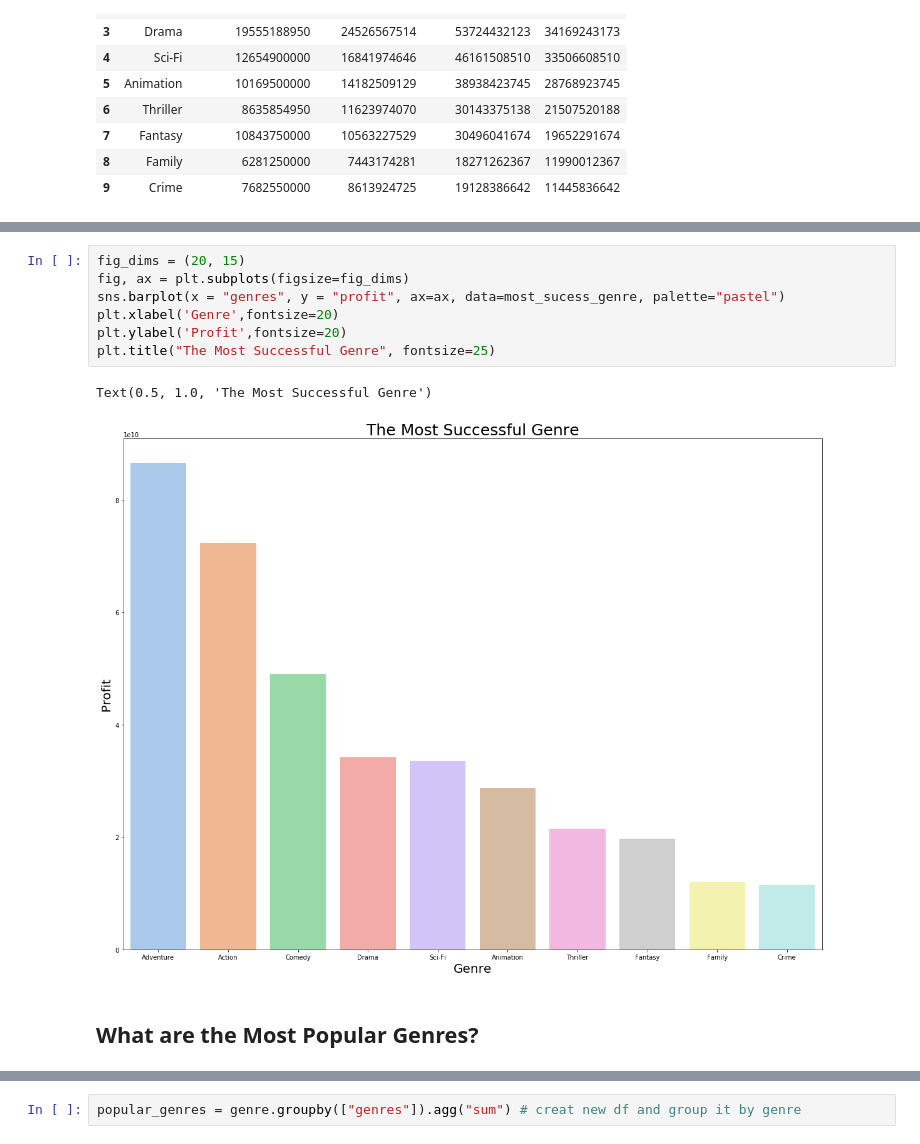
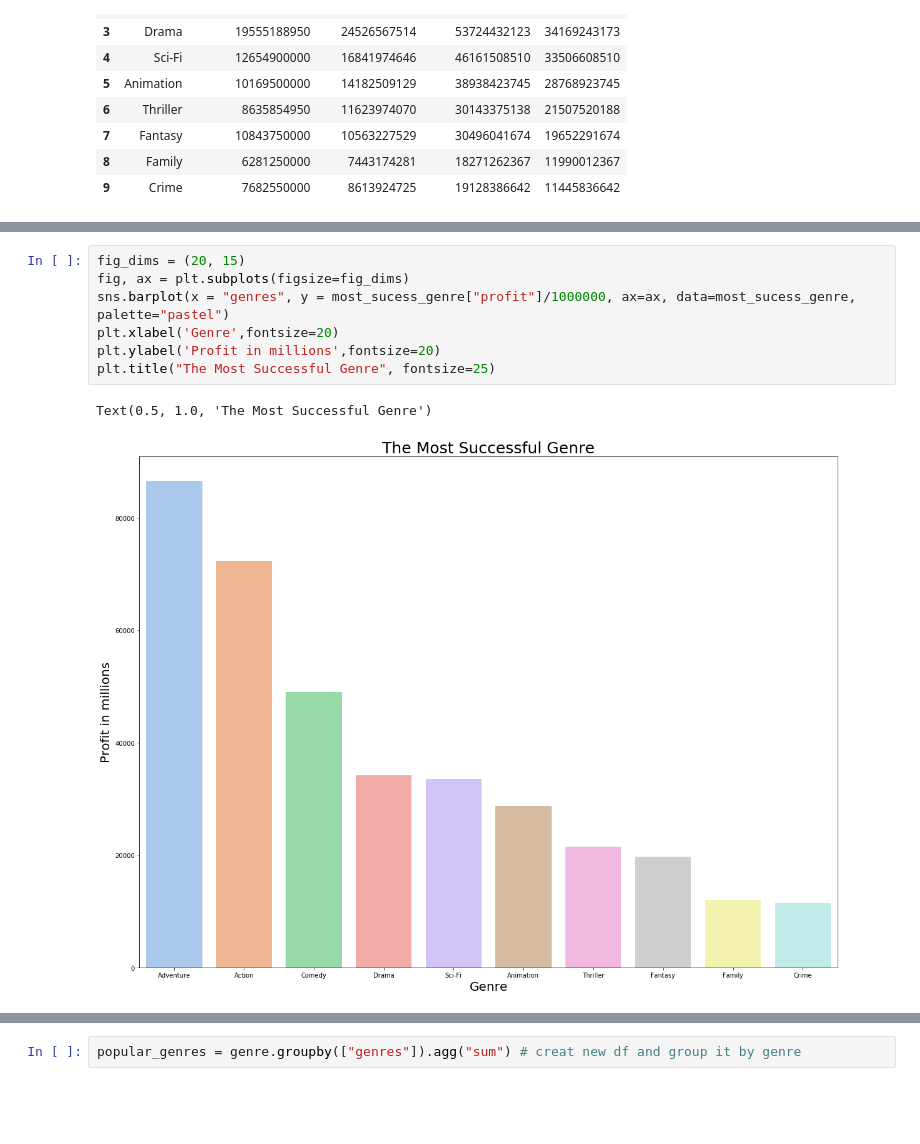
Before and after one commit to HudaKas/Microsoft-Movie-Analysis, a Jupyter notebook: Analysis notebook.ipynb, the cells around one changed output, grey strips where cells are left out. Drawn from its saved outputs; the diff is of its cells as text; blank space fills up the shorter version.

```diff
--- a/Analysis notebook.ipynb
+++ b/Analysis notebook.ipynb
@@ -922,12 +833,10 @@ most_sucess_genre.head(10)
 # %%
 fig_dims = (20, 15)
 fig, ax = plt.subplots(figsize=fig_dims)
-sns.barplot(x = "genres", y = "profit", ax=ax, data=most_sucess_genre, palette="pastel")
+sns.barplot(x = "genres", y = most_sucess_genre["profit"]/1000000, ax=ax, data=most_sucess_genre, palette="pastel")
 plt.xlabel('Genre',fontsize=20)
-plt.ylabel('Profit',fontsize=20)
+plt.ylabel('Profit in millions',fontsize=20)
 plt.title("The Most Successful Genre", fontsize=25)
 # %% [output]
 Text(0.5, 1.0, 'The Most Successful Genre')
-[figure, old version]
+[figure, new version]
-# %% [markdown]
-## What are the Most Popular Genres?
```
Also changed, not shown: parts of 32 cells of this notebook, 2 other files.
